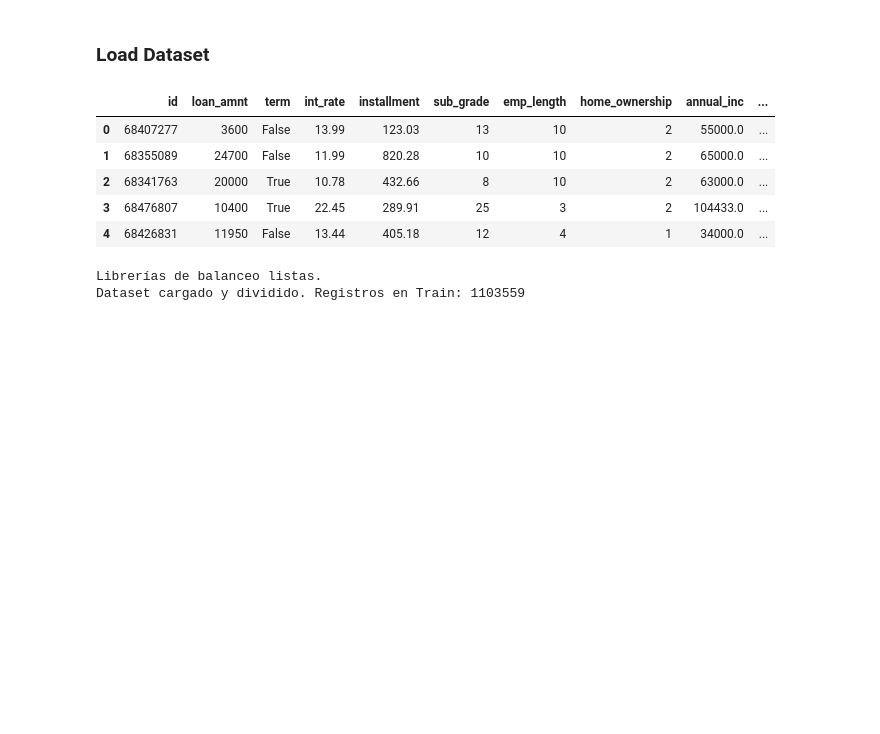
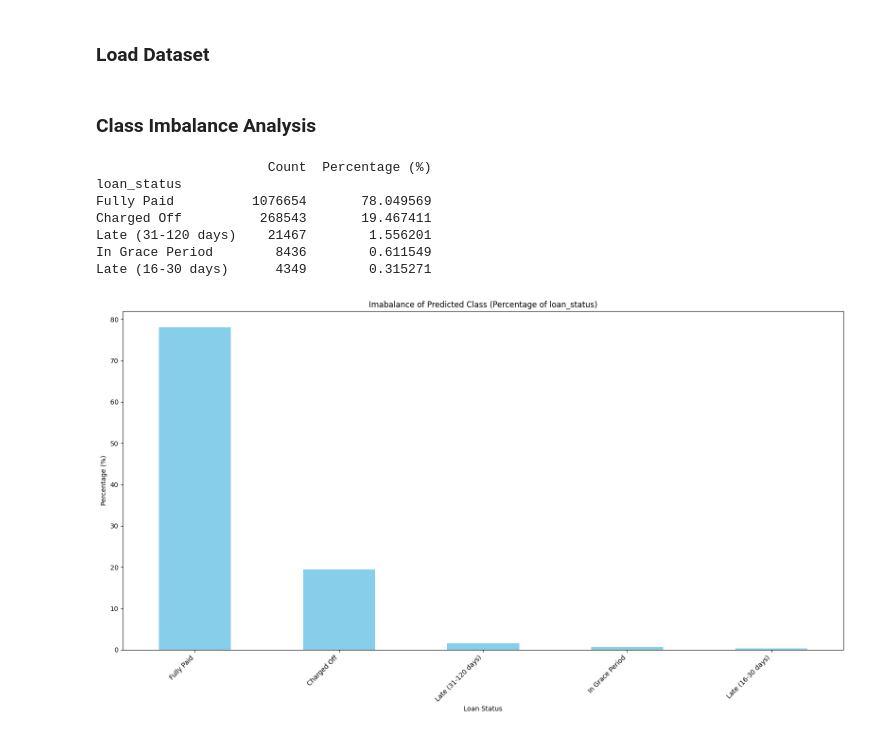
Before and after one commit to EnetzUni/BankLoanPredictionAlgorithm, a Jupyter notebook: notebooks/imbalance_analysis.ipynb, the cells around one changed output. Drawn from its saved outputs; the diff is of its cells as text; code cells hidden in the pictures; blank space fills up the shorter version.

Commit message:
Imbalance Analysis and Indexes

```diff
--- a/notebooks/imbalance_analysis.ipynb
+++ b/notebooks/imbalance_analysis.ipynb
@@ -34,7 +42,7 @@ if 'google.colab' in sys.modules:
 
 # Load the dataset with local kernel and local file
 else:
-    # Time (13th Gen Intel Core i5-1335U: aprox. 0.5s; AMD Ryzen AI 9 HX 370 (24) @ 5.16 GHz: aprox. 1.0s)
+    # Time (13th Gen Intel Core i5-1335U: aprox. 0.5s; AMD Ryzen AI 9 HX 370 (24) @ 5.16 GHz: aprox. 0.2s)
     # Reading the csv and loading it into a pandas dataframe (Use pyarrow to prevent OOM error when loading)
     df = pd.read_csv("../data/processed/processed_data.csv", engine="pyarrow", dtype_backend="pyarrow")
 
@@ -42,39 +50,36 @@ else:
 pd.set_option('display.max_rows', None)
 pd.set_option('display.max_columns', None)
 pd.set_option('display.max_colwidth', None)
-
-# Display dataset head
-df.head()
-# %% [output]
-|  | id | loan_amnt | term | int_rate | installment | sub_grade | emp_length | home_ownership | annual_inc | ... |
-| 0 | 68407277 | 3600 | False | 13.99 | 123.03 | 13 | 10 | 2 | 55000.0 | ... |
-| 1 | 68355089 | 24700 | False | 11.99 | 820.28 | 10 | 10 | 2 | 65000.0 | ... |
-| 2 | 68341763 | 20000 | True | 10.78 | 432.66 | 8 | 10 | 2 | 63000.0 | ... |
-| 3 | 68476807 | 10400 | True | 22.45 | 289.91 | 25 | 3 | 2 | 104433.0 | ... |
-| 4 | 68426831 | 11950 | False | 13.44 | 405.18 | 12 | 4 | 1 | 34000.0 | ... |
+# %% [markdown]
+### Class Imbalance Analysis
 # %%
-# we ensure that imbalanced-learn is installed and import the necessary classes for balancing the dataset.
-try:
-    from imblearn.over_sampling import SMOTE
-    from imblearn.under_sampling import RandomUnderSampler
-    from imblearn.pipeline import Pipeline
-    print("Librerías de balanceo listas.")
-except ImportError:
-    print("Instalando imbalanced-learn...")
-    from imblearn.over_sampling import SMOTE
-    from imblearn.under_sampling import RandomUnderSampler
-    from imblearn.pipeline import Pipeline
+# Count the variables and create the summary and plot
 
-# define x and y, and split the dataset into training and testing sets
-# with stratification to maintain the original class distribution in the test set.
-X = df.drop(columns=['loan_status'])
-y = df['loan_status']
+# Make a df copy of loan_status to make changes to display the plot
+y = df['loan_status'].copy()
+y = y.map({0: 'Fully Paid', 1: 'In Grace Period', 2: 'Late (16-30 days)', 3: 'Late (31-120 days)', 4: 'Charged Off'})
 
-# Iitinal slipt (80/20)
-from sklearn.model_selection import train_test_split
-X_train, X_test, y_train, y_test = train_test_split(X, y, test_size=0.2, random_state=42, stratify=y)
+# Summary of data in loan_status
+counts = y.value_counts()
+percentages = y.value_counts(normalize=True) * 100
+summary = pd.DataFrame({'Count': counts, 'Percentage (%)': percentages})
+print(summary)
 
-print(f"Dataset cargado y dividido. Registros en Train: {X_train.shape[0]}")
+# 6. Plot the results
+plt.figure(figsize=(16, 9))
+percentages.sort_values(ascending=False).plot(kind='bar', color='skyblue')
+
+plt.title('Imabalance of Predicted Class (Percentage of loan_status)')
+plt.xlabel('Loan Status')
+plt.ylabel('Percentage (%)')
+plt.xticks(rotation=45, ha='right')
+plt.tight_layout()
 # %% [output]
-Librerías de balanceo listas.
-Dataset cargado y dividido. Registros en Train: 1103559
+                      Count  Percentage (%)
+loan_status
+Fully Paid          1076654       78.049569
+Charged Off          268543       19.467411
+Late (31-120 days)    21467        1.556201
+In Grace Period        8436        0.611549
+Late (16-30 days)      4349        0.315271
+[figure, added]
```
Also changed, not shown: parts of 7 cells of this notebook, 4 other files.
